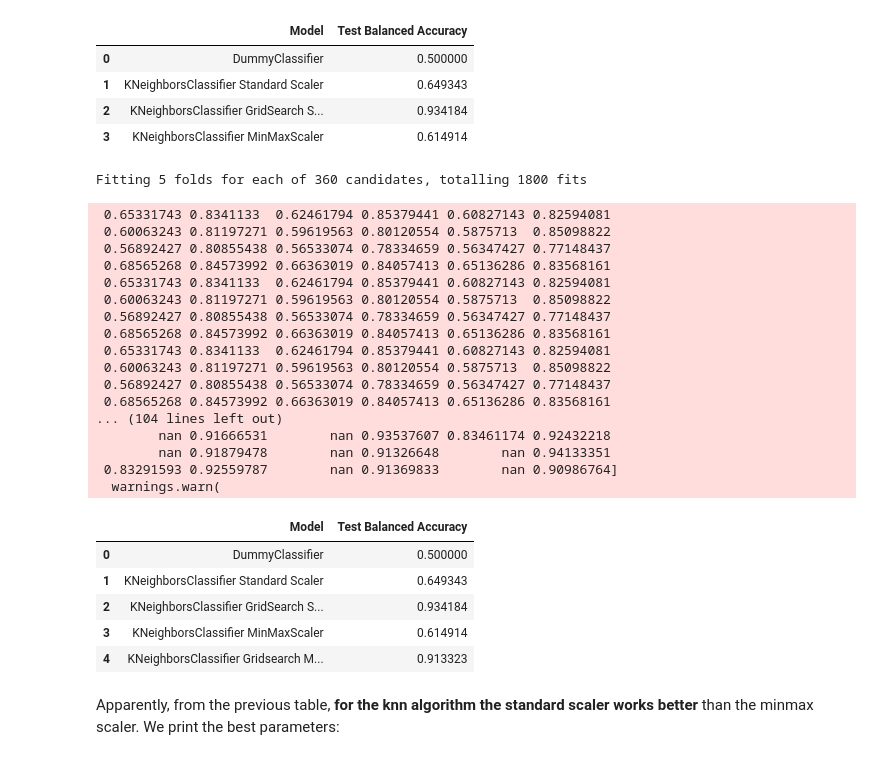
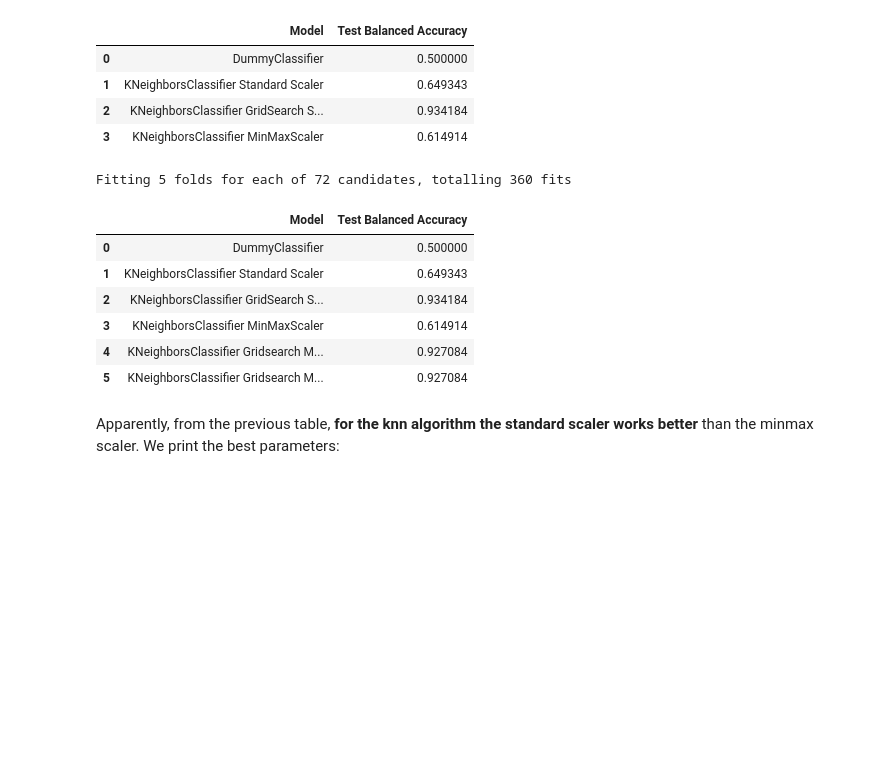
Before and after one commit to LauraCar-293/Predicting-Employee-Attrition-with-Scikit-learn, a Jupyter notebook: task2.ipynb, the cells around one changed output. Cells and saved outputs as stored; diff of their text form; code cells hidden in the pictures; blank space fills up the shorter version.

Commit message:
second warning tambien

```diff
--- a/task2.ipynb
+++ b/task2.ipynb
@@ -394,59 +394,51 @@ results_df
 | 3 | KNeighborsClassifier MinMaxScaler | 0.614914 |
 # %%
 #KNN grid with the minmax scaler for the numeric variables
+param_grid_v2 = {
+    'knn__n_neighbors': [3, 5, 7],
+    'knn__weights': ['uniform', 'distance'],
+    'knn__p': [2],
+    'knn__algorithm': ['brute', 'kd_tree', 'ball_tree'],
+    'knn__leaf_size': [10, 20, 30, 40]
+}
+
 grid_search2 = GridSearchCV(
     estimator=classif2,
-    param_grid=param_grid,
+    param_grid=param_grid_v2,
     scoring=scorers,
     refit='balanced_accuracy',  # Metric to optimize
     cv=cv,
     verbose=1,
     n_jobs=-1
 )
 
 # Fit grid search
 grid_search2.fit(X_train, y_train)
 
 '''best_knn_params2 = grid_search2.best_params_
 knn_balanced_accuracy2 = grid_search2.best_score_
 print(f"KNN balanced accuracy: {knn_balanced_accuracy2:.2f}")'''
 
 best_knn_model_minmax = grid_search2.best_estimator_
 y_pred_test_minmax_grid = best_knn_model_minmax.predict(X_test)
 
 test_balanced_accuracy_minmax_grid = balanced_accuracy_score(y_test, y_pred_test_minmax_grid)
 
 best_minmax_knn_results = pd.DataFrame({
     'Model': ['KNeighborsClassifier Gridsearch MinMaxScaler'],
     'Test Balanced Accuracy': [test_balanced_accuracy_minmax_grid]
 })
 results_df = pd.concat([results_df, best_minmax_knn_results], ignore_index=True)
 results_df
 # %% [output]
-Fitting 5 folds for each of 360 candidates, totalling 1800 fits
+Fitting 5 folds for each of 72 candidates, totalling 360 fits
- 0.65331743 0.8341133  0.62461794 0.85379441 0.60827143 0.82594081
- 0.60063243 0.81197271 0.59619563 0.80120554 0.5875713  0.85098822
- 0.56892427 0.80855438 0.56533074 0.78334659 0.56347427 0.77148437
- 0.68565268 0.84573992 0.66363019 0.84057413 0.65136286 0.83568161
- 0.65331743 0.8341133  0.62461794 0.85379441 0.60827143 0.82594081
- 0.60063243 0.81197271 0.59619563 0.80120554 0.5875713  0.85098822
- 0.56892427 0.80855438 0.56533074 0.78334659 0.56347427 0.77148437
- 0.68565268 0.84573992 0.66363019 0.84057413 0.65136286 0.83568161
- 0.65331743 0.8341133  0.62461794 0.85379441 0.60827143 0.82594081
- 0.60063243 0.81197271 0.59619563 0.80120554 0.5875713  0.85098822
- 0.56892427 0.80855438 0.56533074 0.78334659 0.56347427 0.77148437
- 0.68565268 0.84573992 0.66363019 0.84057413 0.65136286 0.83568161
-... (104 lines left out)
-        nan 0.91666531        nan 0.93537607 0.83461174 0.92432218
-        nan 0.91879478        nan 0.91326648        nan 0.94133351
- 0.83291593 0.92559787        nan 0.91369833        nan 0.90986764]
-  warnings.warn(
 |  | Model | Test Balanced Accuracy |
 | 0 | DummyClassifier | 0.500000 |
 | 1 | KNeighborsClassifier Standard Scaler | 0.649343 |
 | 2 | KNeighborsClassifier GridSearch S... | 0.934184 |
 | 3 | KNeighborsClassifier MinMaxScaler | 0.614914 |
-| 4 | KNeighborsClassifier Gridsearch M... | 0.913323 |
+| 4 | KNeighborsClassifier Gridsearch M... | 0.927084 |
+| 5 | KNeighborsClassifier Gridsearch M... | 0.927084 |
 # %% [markdown]
 Apparently, from the previous table, **for the knn algorithm the standard scaler works better** than the minmax scaler. We print the best parameters:
 # %%
```
